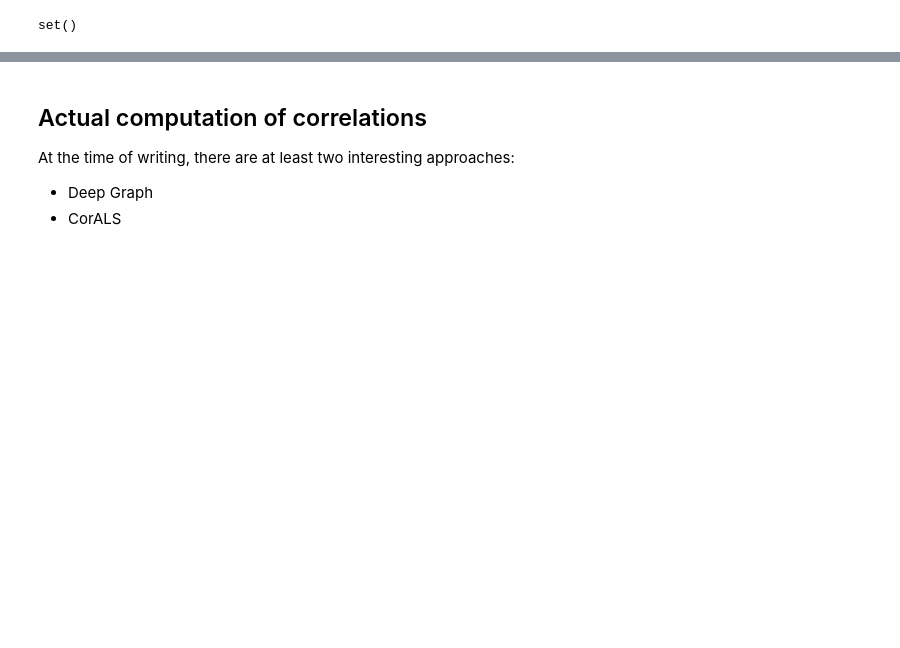
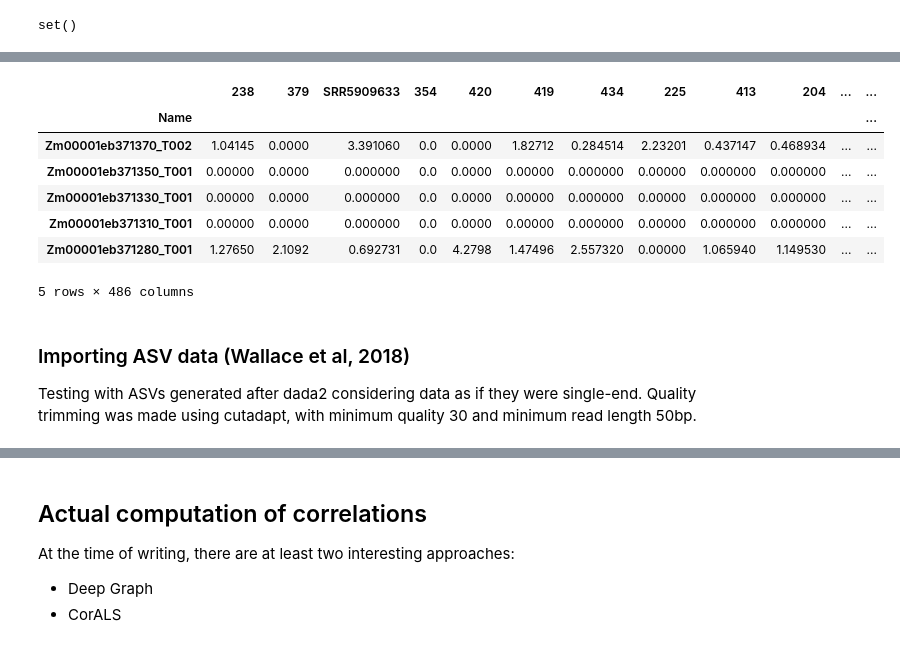
Before and after one commit to SantosRAC/maize_microbiome_transcriptomics, a Jupyter notebook: correlations_rnaseq_metataxonomics/asv_tpm_correlations.ipynb, the cells around one changed output, grey strips where cells are left out. Drawn from its saved outputs; the diff is of its cells as text; code cells hidden in the pictures; blank space fills up the shorter version.

```diff
--- a/correlations_rnaseq_metataxonomics/asv_tpm_correlations.ipynb
+++ b/correlations_rnaseq_metataxonomics/asv_tpm_correlations.ipynb
@@ -312,7 +312,7 @@ with open(sra_run_table_rnaseq, 'r') as file:
         fields = line.strip().split(',')
         fields2 = fields[11].split('_')
         sample_id = fields2[1]
-        genotype = fields2[2]
+        genotype = fields2[2].upper()
         if genotype.upper() in genotype2ids.keys():
             genotype = genotype2ids[genotype.upper()]
         day = ''
@@ -403,0 +394,8 @@ set()
+# %%
+run2my_sample_id = {}
+
+for key in dict_wallace_kremling_2018:
+    if dict_wallace_kremling_2018[key]['run_accession_rnaseq']:
+        run2my_sample_id[dict_wallace_kremling_2018[key]['run_accession_rnaseq']] = key
+    if dict_wallace_kremling_2018[key]['run_accession_16s']:
+        run2my_sample_id[dict_wallace_kremling_2018[key]['run_accession_16s']] = key
@@ -403,0 +408,11 @@ set()
+# %%
+import pandas as pd
+
+# Importing expression data from Kremling et al. 2018 (TPM matrix on Maize v5 using Salmon after cleaning with cutadapt)
+kremling_expression_v5 = pd.read_csv('/media/rsantos/4TB_drive/Projects/UGA_RACS/RNAseq/Salmon/Zma2_tpm_matrix.txt', sep='\t')
+
+# Rename column and reset the index
+kremling_expression_v5.set_index('Name', inplace=True)
+
+# Print the dataframe
+kremling_expression_v5.head()
@@ -403,0 +428,22 @@ set()
+# %%
+# Renaming columns based on associations in 'run2my_sample_id'
+
+# Rename the columns using the dictionary
+kremling_expression_v5 = kremling_expression_v5.rename(columns=run2my_sample_id)
+kremling_expression_v5.columns = [str(x) for x in kremling_expression_v5.columns]
+# %%
+kremling_expression_v5.head()
+# %% [output]
+|  | 238 | 379 | SRR5909633 | 354 | 420 | 419 | 434 | 225 | 413 | 204 | ... | ... |
+| Name |  |  |  |  |  |  |  |  |  |  |  | ... |
+| Zm00001eb371370_T002 | 1.04145 | 0.0000 | 3.391060 | 0.0 | 0.0000 | 1.82712 | 0.284514 | 2.23201 | 0.437147 | 0.468934 | ... | ... |
+| Zm00001eb371350_T001 | 0.00000 | 0.0000 | 0.000000 | 0.0 | 0.0000 | 0.00000 | 0.000000 | 0.00000 | 0.000000 | 0.000000 | ... | ... |
+| Zm00001eb371330_T001 | 0.00000 | 0.0000 | 0.000000 | 0.0 | 0.0000 | 0.00000 | 0.000000 | 0.00000 | 0.000000 | 0.000000 | ... | ... |
+| Zm00001eb371310_T001 | 0.00000 | 0.0000 | 0.000000 | 0.0 | 0.0000 | 0.00000 | 0.000000 | 0.00000 | 0.000000 | 0.000000 | ... | ... |
+| Zm00001eb371280_T001 | 1.27650 | 2.1092 | 0.692731 | 0.0 | 4.2798 | 1.47496 | 2.557320 | 0.00000 | 1.065940 | 1.149530 | ... | ... |
+5 rows × 486 columns
+# %% [markdown]
+### Importing ASV data (Wallace et al, 2018)
+
+Testing with ASVs generated after dada2 considering data as if they were single-end.
+Quality trimming was made using cutadapt, with minimum quality 30 and minimum read length 50bp.
```
Also changed, not shown: parts of 32 cells of this notebook.
